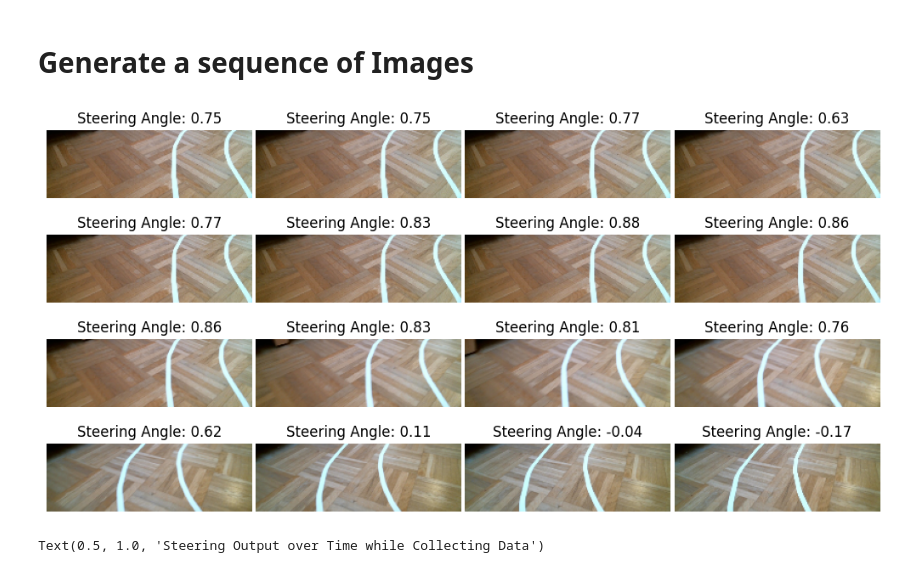
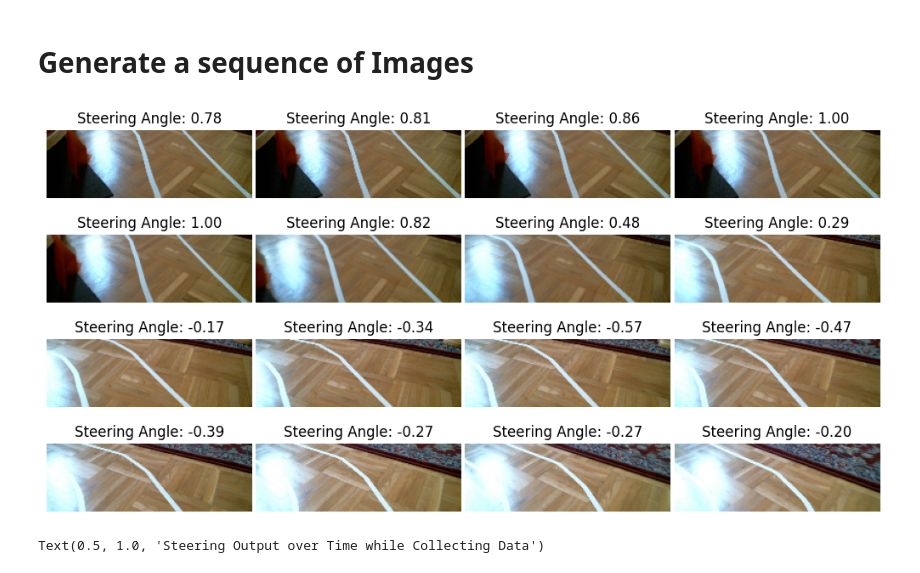
Before and after one commit to GGArdrey/RaspiCar, a Jupyter notebook: Notebooks/Visualize_Trainin_Data.ipynb, the cells around one changed output. Saved outputs shown, nothing was run; the diff lists cells and outputs as text; code cells hidden in the pictures.

Commit message:
add log plot notebook

```diff
--- a/Notebooks/Visualize_Trainin_Data.ipynb
+++ b/Notebooks/Visualize_Trainin_Data.ipynb
@@ -200,9 +200,11 @@ def plot_images(images_labels):
     plt.show()
 # %%
-image_labels = load_images_and_labels("/home/luca/raspicar/data/29-04-2024_15-37-49")
+
+
+image_labels = load_images_and_labels("/home/luca/raspicar/data/29-04-2024_15-37-34")
 plot_images(image_labels[0:16])
 # %% [output]
-[figure, old version]
+[figure, new version]
 # %%
 #image_labels = load_images_and_labels("/home/luca/raspicar/data/30-04-2024_13-44-21")
 image_labels = load_images_and_labels("/home/luca/raspicar/data/30-04-2024_13-45-32")
```
Also changed, not shown: parts of 1 cell of this notebook, 39 other files.
